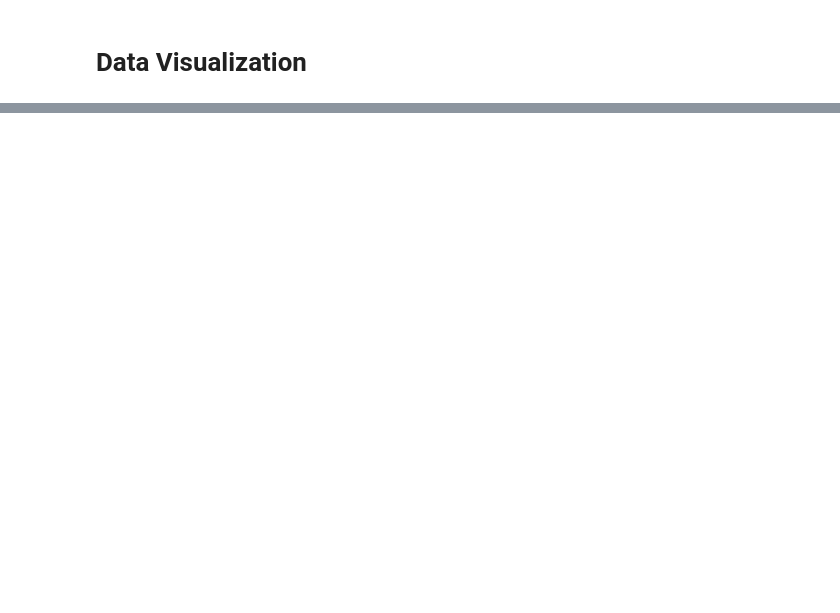
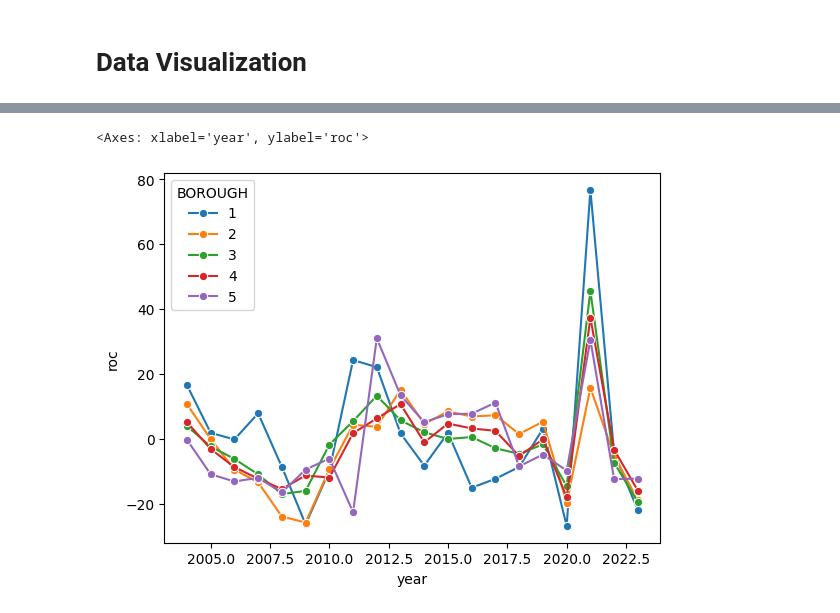
Before and after one commit to GuhGonk/NYC-Rolling-Sales, a Jupyter notebook: main.ipynb, the cells around one changed output, grey strips where cells are left out. Drawn from its saved outputs; the diff is of its cells as text; code cells hidden in the pictures; blank space fills up the shorter version.

```diff
--- a/main.ipynb
+++ b/main.ipynb
@@ -58,2 +23,36 @@ shape: (21, 3)
 # %% [markdown]
 # Data Visualization
+# %%
+# Getting Data
+query1 = """
+SELECT EXTRACT(YEAR FROM "SALE DATE") as year,
+       "BOROUGH",
+       COUNT(*) as count
+FROM rolling_sales
+GROUP BY EXTRACT(YEAR FROM "SALE DATE"), "BOROUGH"
+ORDER BY year, "BOROUGH"
+"""
+annual_byBoro = pl.read_database(query = query1, connection = connection)
+annual_byBoro_roc = annual_byBoro.sort(["BOROUGH", "year"]).with_columns(
+    (pl.col("count").pct_change().over("BOROUGH")*100).alias("roc")
+)
+annual_sales=annual_byBoro.group_by("year").agg(pl.col("count").sum().alias("count")).sort("year")
+annual_sales_roc=annual_sales.sort("year").with_columns(
+    (pl.col("count").pct_change()*100).alias("roc")
+)
+
+annual_byBoro_pd = annual_byBoro.to_pandas()
+annual_byBoro_roc_pd = annual_byBoro_roc.to_pandas()
+annual_sales_pd = annual_sales.to_pandas()
+annual_sales_roc_pd = annual_sales_roc.to_pandas()
+
+borough_names = {
+    1: "Manhattan",
+    2: "Bronx",
+    3: "Brooklyn",
+    4: "Queens",
+    5: "Staten Island"
+}
+
+annual_byBoro_pd['borough_name'] = annual_byBoro_pd['BOROUGH'].map(borough_names)
+annual_byBoro_roc_pd['borough_name'] = annual_byBoro_roc_pd['BOROUGH'].map(borough_names)
@@ -213,0 +293,13 @@ shape: (21, 5)
+# %%
+sns.lineplot(
+    data=annual_byBoro_roc_pd,
+    x='year',
+    y='roc',
+    hue='BOROUGH',
+    palette=["C0", "C1", "C2", "C3", "C4"],
+    marker='o',
+    ax=None
+)
+# %% [output]
+<Axes: xlabel='year', ylabel='roc'>
+[figure, added]
```
Also changed, not shown: parts of 9 cells of this notebook, 1 other file.
